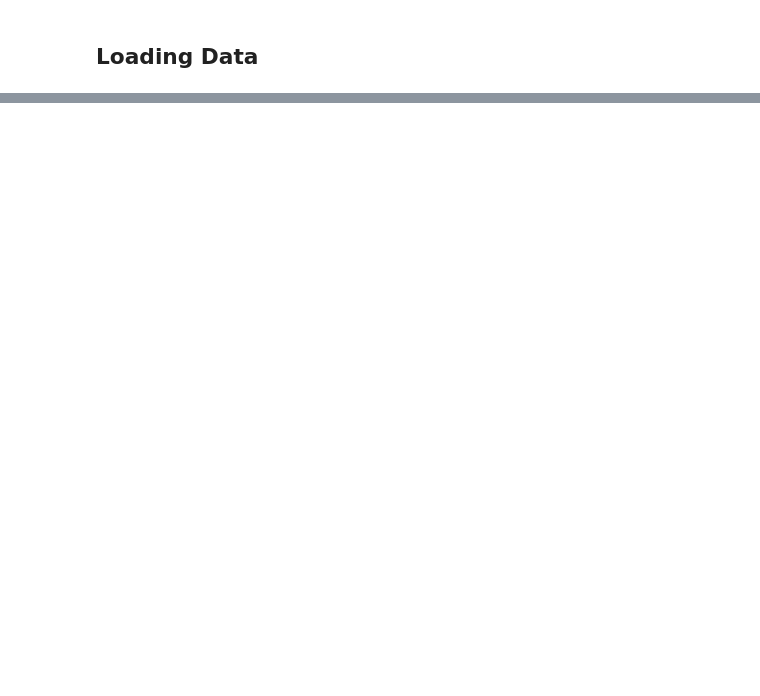
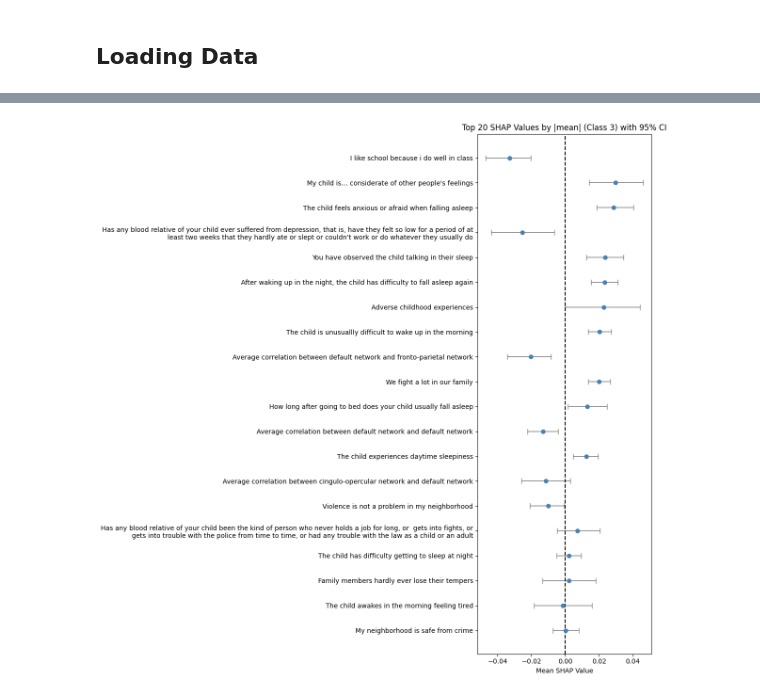
Before and after one commit to AllenGao1109/DRO_prediction, a Jupyter notebook: one_site_train_other_validate.ipynb, the cells around one changed output, grey strips where cells are left out. Drawn from its saved outputs; the diff is of its cells as text; code cells hidden in the pictures; blank space fills up the shorter version.

```diff
--- a/one_site_train_other_validate.ipynb
+++ b/one_site_train_other_validate.ipynb
@@ -306,0 +357,11 @@ T-test Comparison Results:
+# %%
+summary = compute_and_plot_shap_kernel_autoquestion(
+    dro_model.model,
+    X_sample=X_np,
+    feature_names=top_vars,
+    class_index=3,
+    top_n=20,
+    csv_path="data/supplementary_table.csv"
+)
+# %% [output]
+[figure, added]
```
Also changed, not shown: parts of 7 cells of this notebook, 13 other files.
